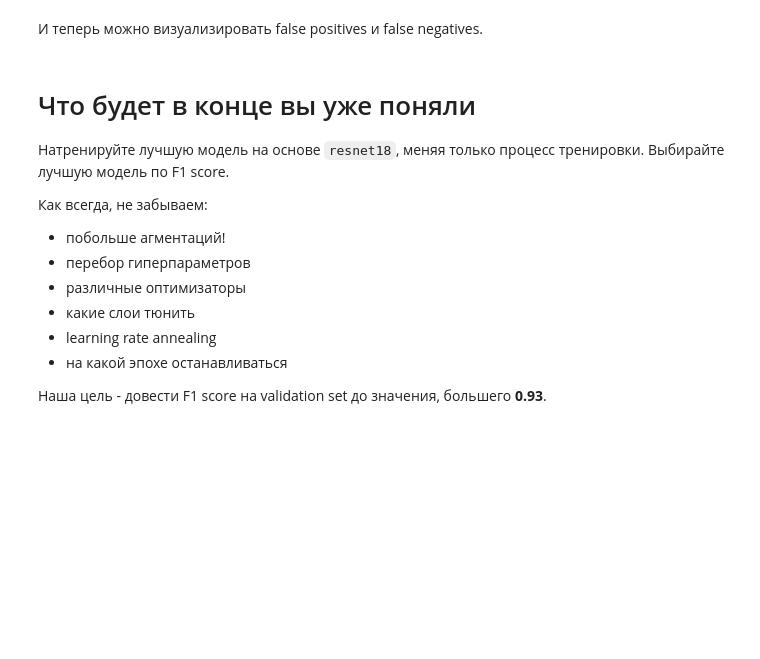
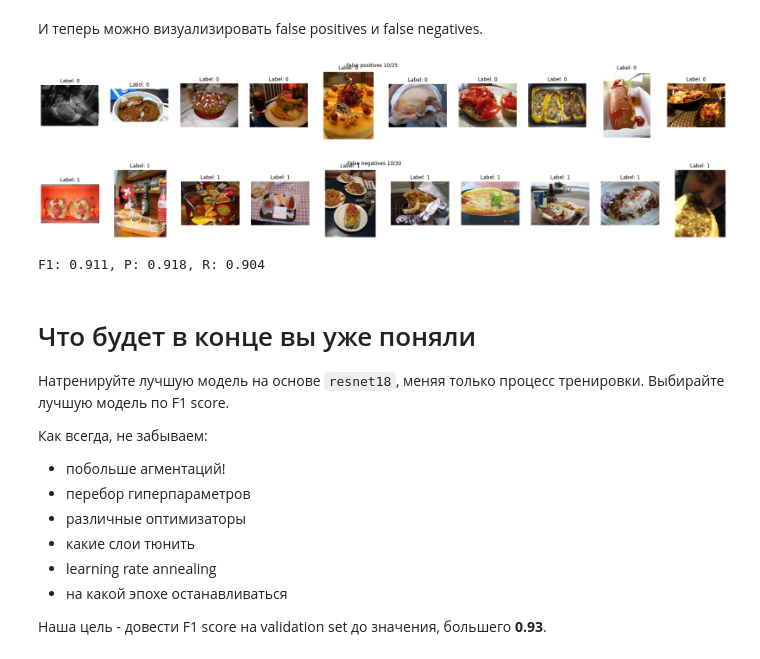
Before and after one commit to mak-en/dlcourse_ai-master, a Jupyter notebook: assignments/assignment4/HotdogOrNot.ipynb, the cells around one changed output. Saved outputs shown, nothing was run; the diff lists cells and outputs as text; code cells hidden in the pictures; blank space fills up the shorter version.

```diff
--- a/assignments/assignment4/HotdogOrNot.ipynb
+++ b/assignments/assignment4/HotdogOrNot.ipynb
@@ -457,33 +426,66 @@ def evaluate_model(model, dataset, indices):
     # TODO: Evaluate model on the list of indices and capture predictions
     # and ground truth labels
     # Hint: SubsetSampler above could be useful!
+    predictions = []
+    ground_truth = []
 
-    raise Exception("Not implemented")
+    # sampler = SubsetSampler(indices)
+    # print(len(sampler))
+    for idx in indices:
+        x, y, _ = dataset[idx]
+        # print(x.shape)
+        x = x.view(1, 3, 224, 224)
+        # print(x.shape)
+        x_gpu = x.to(device)
+        prediction = model(x_gpu)
+        resnet_class = prediction.argmax(dim=1)
+        # print(resnet_class.item())
+
+        predictions.append(resnet_class.item())
+        ground_truth.append(y)
+
 
     return predictions, ground_truth
 
-predictions, gt = evaluate_model(model_conv, train_dataset, val_indices)
+predictions, gt = evaluate_model(model, train_dataset, val_indices)
 # %% [markdown]
 И теперь можно визуализировать false positives и false negatives.
 # %%
 # TODO: Compute indices of the false positives on the validation set.
 # Note those have to be indices of the original dataset
-false_positive_indices = None
+false_positive_indices = []
+for idx, i in enumerate(predictions):
+    if i == 1 and i != gt[idx]:
+        false_positive_indices.append(indices[idx])
+
 visualize_samples(orig_dataset, false_positive_indices, "False positives")
 
 # TODO: Compute indices of the false negatives on the validation set.
 # Note those have to be indices of the original dataset
-false_negatives_indices = None
+false_negatives_indices = []
+for idx, i in enumerate(predictions):
+    if i == 0 and i != gt[idx]:
+        false_negatives_indices.append(indices[idx])
+
 visualize_samples(orig_dataset, false_negatives_indices, "False negatives")
+# %% [output]
+[figure, added]
+[figure, added]
 # %%
 import sklearn.metrics as metrics
 def binary_classification_metrics(prediction, ground_truth):
     # TODO: Implement this function!
     # We did this already it in the assignment1
+    precision = metrics.precision_score(ground_truth, prediction)
+    recall = metrics.recall_score(ground_truth, prediction)
+    f1 = metrics.f1_score(ground_truth, prediction)
+
     return precision, recall, f1
 
 precision, recall, f1 = binary_classification_metrics(predictions, gt)
 print("F1: %4.3f, P: %4.3f, R: %4.3f" % (f1, precision, recall))
+# %% [output]
+F1: 0.911, P: 0.918, R: 0.904
 # %% [markdown]
 # Что будет в конце вы уже поняли
 
```
Also changed, not shown: parts of 11 cells of this notebook.
